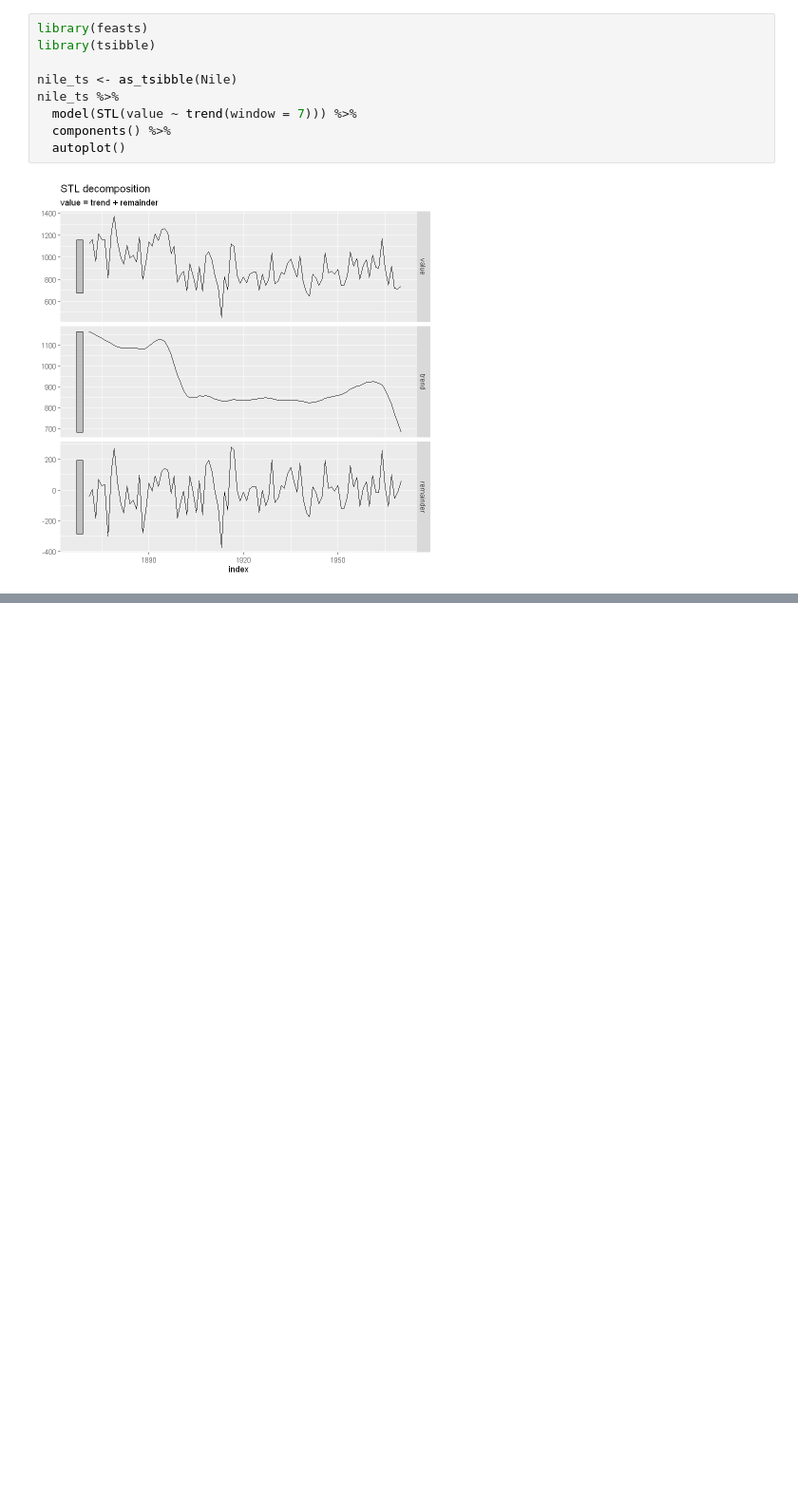
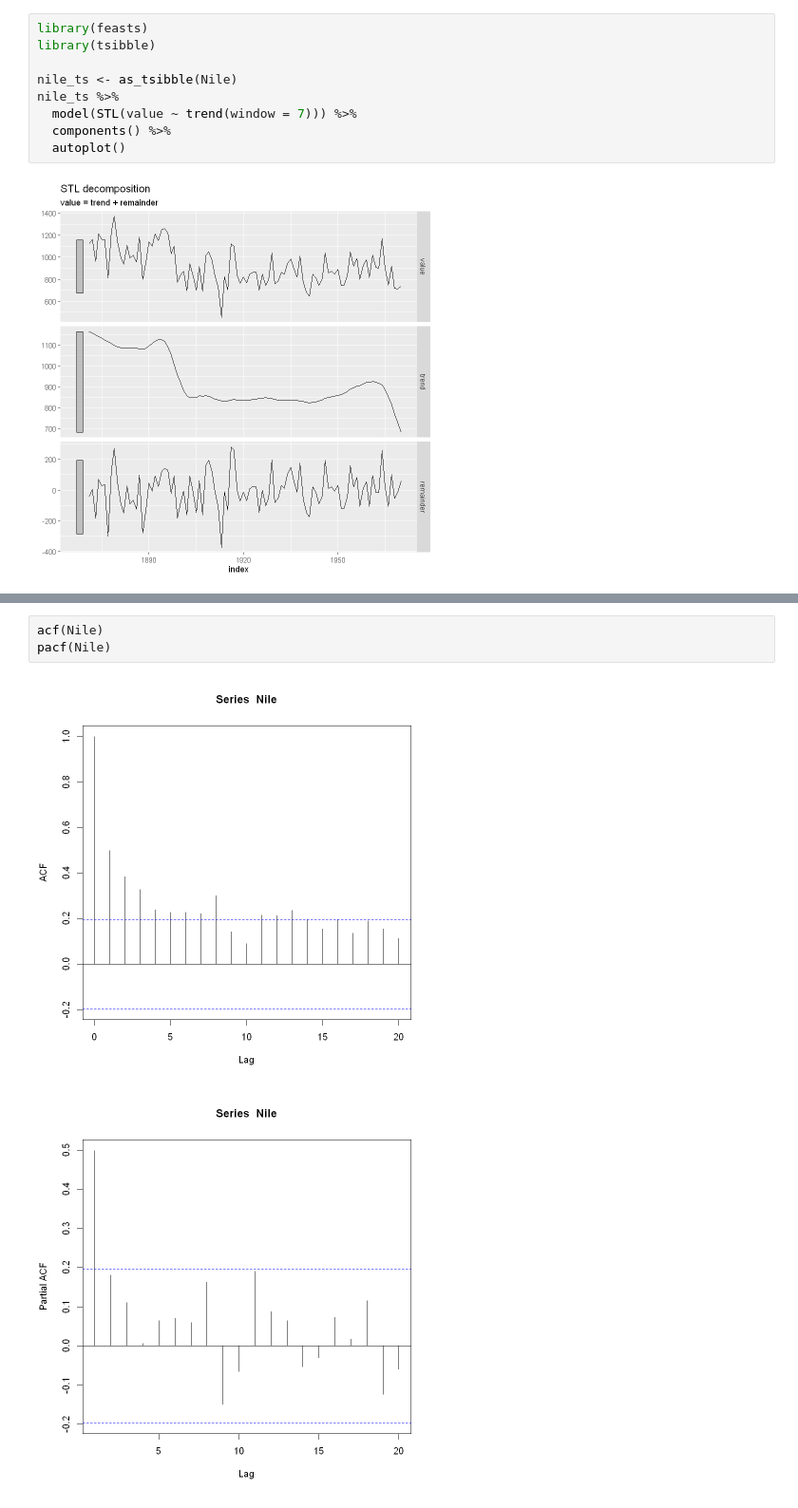
Before and after one commit to moh8dhia/nile-time-series, a Jupyter notebook: nile.ipynb, the cells around one changed output, grey strips where cells are left out. Shown at 95% size. Drawn from its saved outputs; the diff is of its cells as text; blank space fills up the shorter version.

```diff
--- a/nile.ipynb
+++ b/nile.ipynb
@@ -153,0 +201,6 @@ nile_ts %>%
+# %%
+acf(Nile)
+pacf(Nile)
+# %% [output]
+[figure, added]
+[figure, added]
```
Also changed, not shown: parts of 23 cells of this notebook.
